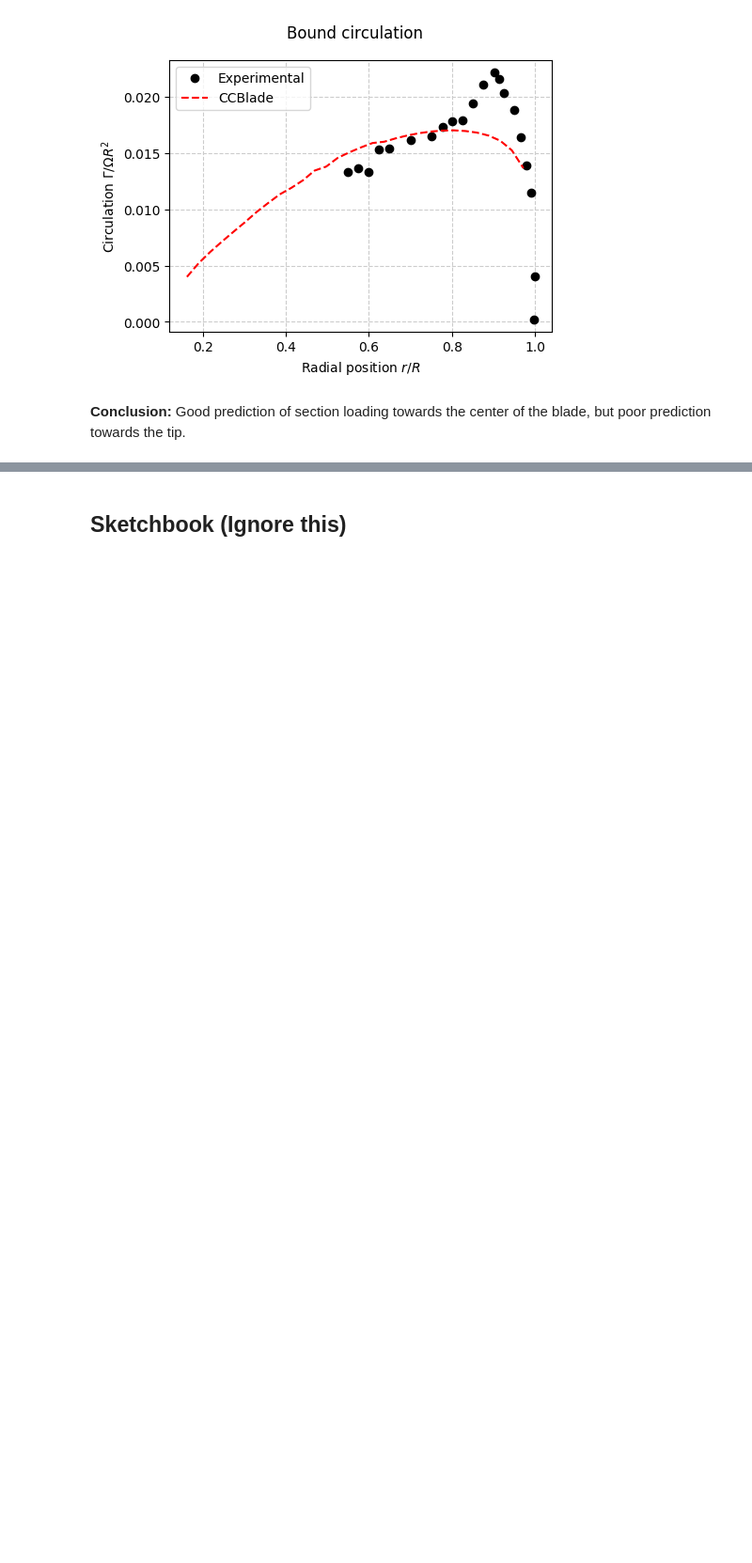
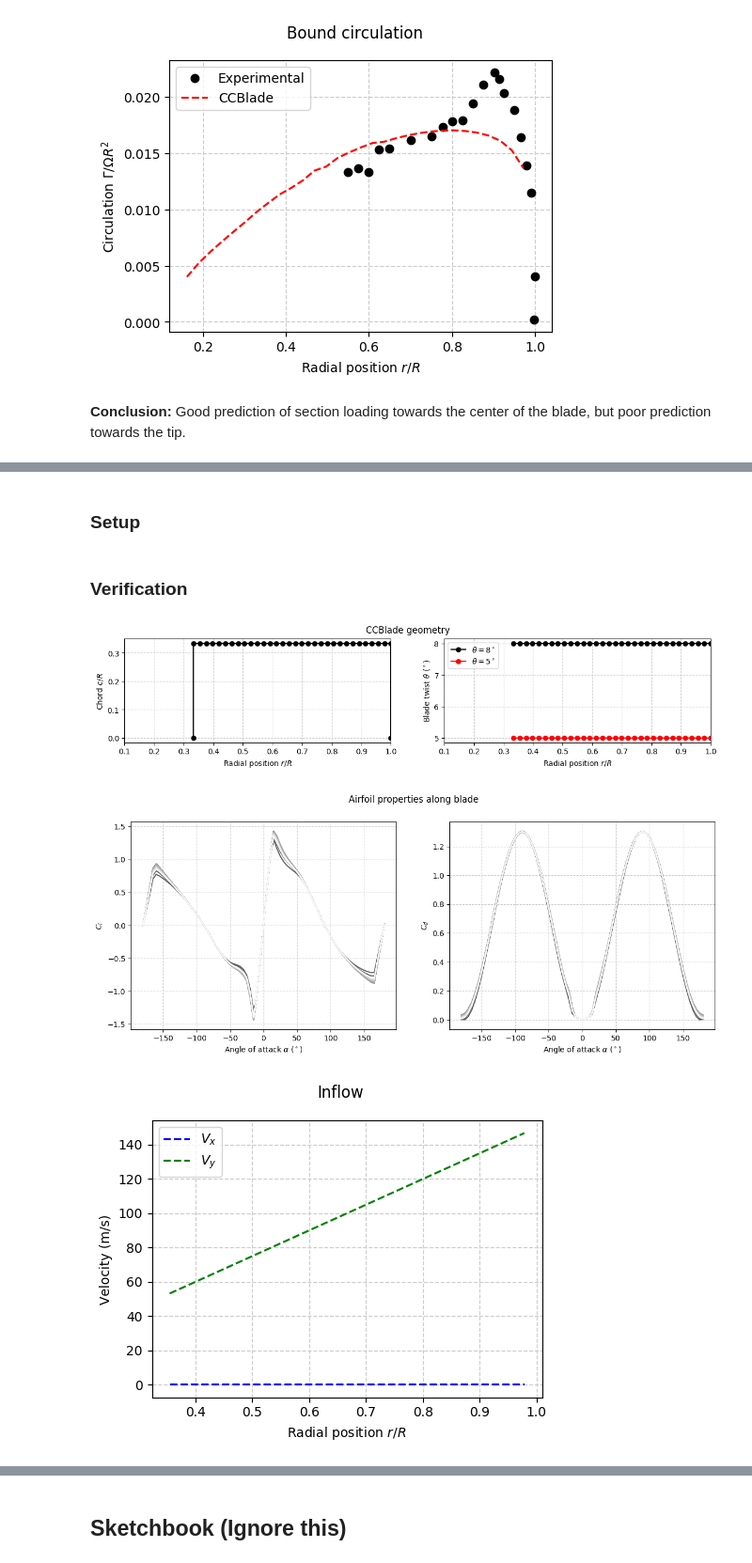
Before and after one commit to byuflowlab/CCBlade.jl, a Jupyter notebook: theory/Validation.ipynb, the cells around one changed output, grey strips where cells are left out. Shown: that part at 94% size. Saved outputs shown, nothing was run; the diff lists cells and outputs as text; code cells hidden in the pictures; blank space fills up the shorter version.

Commit message:
Caradonna static test rotor validation

```diff
--- a/theory/Validation.ipynb
+++ b/theory/Validation.ipynb
@@ -225,0 +239,2 @@ grid(true, color="0.8", linestyle="--")
+# %% [markdown]
+### Setup
@@ -225,0 +314,75 @@ grid(true, color="0.8", linestyle="--")
+# %% [markdown]
+### Verification
+# %%
+
+# ------------------ PLOTS ---------------------------------
+
+# Plots geometry for verification
+fig0 = figure("geometry", figsize=(7*2, 2.5*1))
+suptitle("CCBlade geometry")
+
+## Chord along blade
+subplot(121)
+plot(vcat([rotors[1].Rhub, rotors[1].Rhub], rotors[1].r, [rotors[1].Rtip, rotors[1].Rtip])/rotors[1].Rtip,
+    vcat([0, rotors[1].chord[1]], rotors[1].chord, [rotors[1].chord[end], 0])/rotors[1].Rtip, "o-k")
+xlim([0.1, 1])
+# ylim([0, 0.15])
+xlabel(L"Radial position $r/R$")
+ylabel(L"Chord $c/R$")
+grid(true, color="0.8", linestyle="--")
+
+## Twist along blade
+subplot(122)
+plot(vcat([rotors[1].Rhub], rotors[1].r, [rotors[1].Rtip])/rotors[1].Rtip,
+    vcat([rotors[1].theta[1]], rotors[1].theta, [rotors[1].theta[end]])*180/pi,
+    "o-k", label=L"\theta = 8^\circ")
+plot(vcat([rotors[2].Rhub], rotors[2].r, [rotors[2].Rtip])/rotors[2].Rtip,
+    vcat([rotors[2].theta[1]], rotors[2].theta, [rotors[2].theta[end]])*180/pi,
+    "o-r", label=L"\theta = 5^\circ")
+xlim([0.1, 1])
+# ylim([-4, 8])
+xlabel(L"Radial position $r/R$")
+ylabel(L"Blade twist $\theta$ ($^\circ$)")
+grid(true, color="0.8", linestyle="--")
+legend(loc="best")
+
+
+
+# Plots airfoil data used at each radial position
+alphas = [i for i in -180:5:180]
+fig1 = figure("airfoil_data", figsize=(7*2, 5*1))
+suptitle("Airfoil properties along blade")
+
+for (i,this_af) in enumerate(af)
+    subplot(121)
+    plot(alphas, [this_af.cl(a*pi/180) for a in alphas], "$(r[i]/Rtip)")
+    subplot(122)
+    plot(alphas, [this_af.cd(a*pi/180) for a in alphas], "$(r[i]/Rtip)")
+end
+
+subplot(121)
+xlabel(L"Angle of attack $\alpha$ ($^\circ$)")
+ylabel(L"C_l")
+grid(true, color="0.8", linestyle="--")
+subplot(122)
+xlabel(L"Angle of attack $\alpha$ ($^\circ$)")
+ylabel(L"C_d")
+grid(true, color="0.8", linestyle="--")
+
+
+
+# Plots inflow
+fig3 = figure("inflow", figsize=(7*0.765, 5*0.765))
+suptitle("Inflow")
+
+subplot(111)
+plot(rotors[1].r/Rtip, inflows[1].Vx, "--b", label=L"V_x")
+plot(rotors[1].r/Rtip, inflows[1].Vy, "--g", label=L"V_y")
+xlabel(L"Radial position $r/R$")
+ylabel("Velocity (m/s)")
+legend(loc="best")
+grid(true, color="0.8", linestyle="--")
+# %% [output]
+[figure, added]
+[figure, added]
+[figure, added]
```
Also changed, not shown: parts of 8 cells of this notebook, 36 other files.
